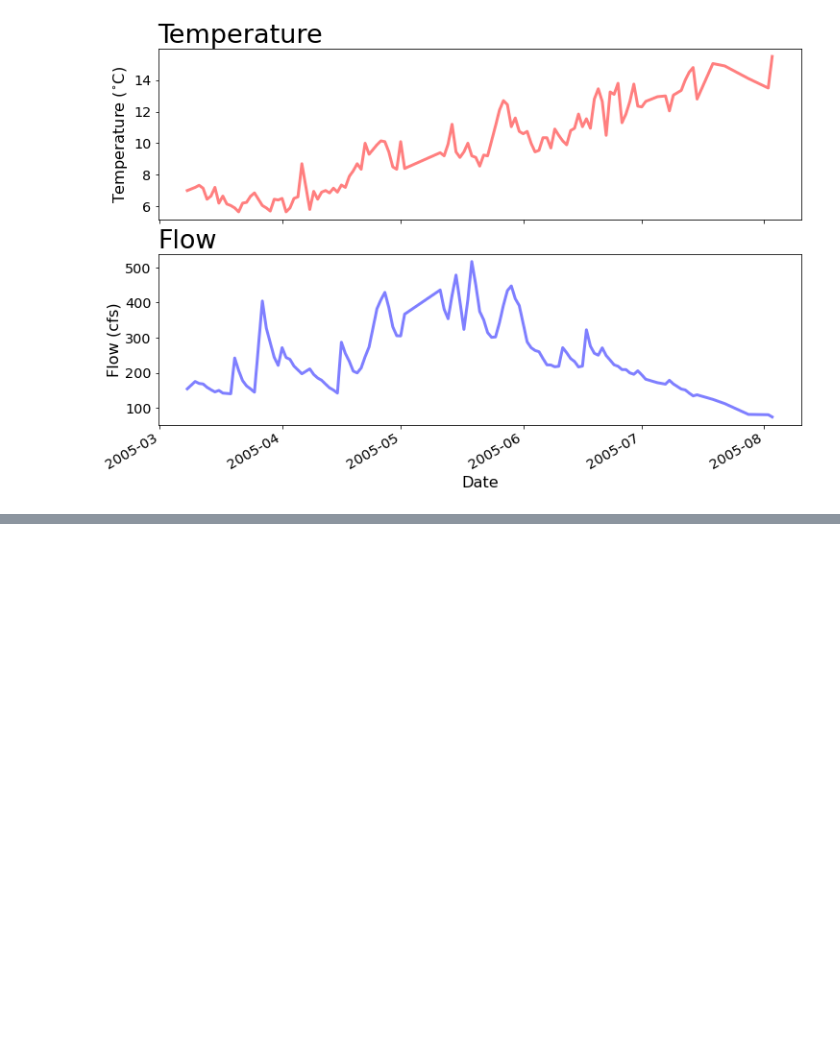
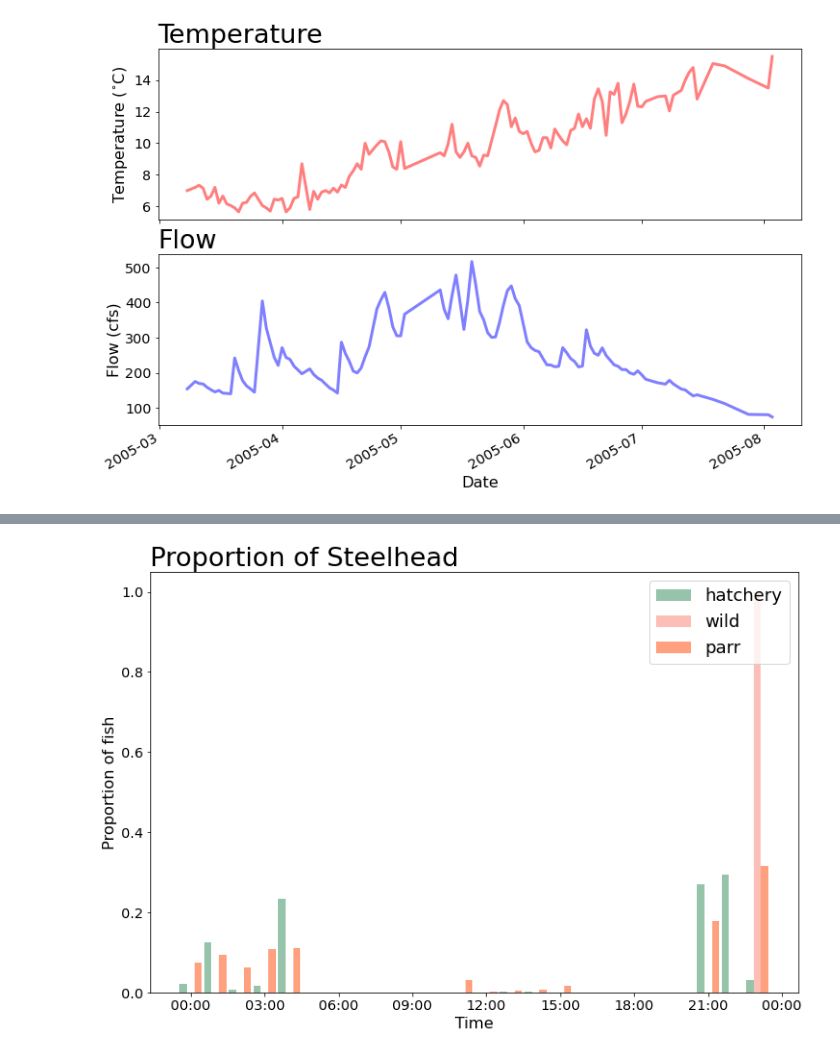
Before and after one commit to maria-kuruvilla/pied_piper, a Jupyter notebook: dungeness_2005-2014.ipynb, the cells around one changed output, grey strips where cells are left out. Saved outputs shown, nothing was run; the diff lists cells and outputs as text; code cells hidden in the pictures; blank space fills up the shorter version.

```diff
--- a/dungeness_2005-2014.ipynb
+++ b/dungeness_2005-2014.ipynb
@@ -366,0 +551,5 @@ df_2005_temp_flow.to_csv("C:/Users/maria/OneDrive/Documents/data/pied_piper/2005
+# %%
+#steelhead
+fish_count_by_hour("Steelhead","1")
+# %% [output]
+[figure, added]
```
Also changed, not shown: parts of 6 cells of this notebook, 8 other files.
